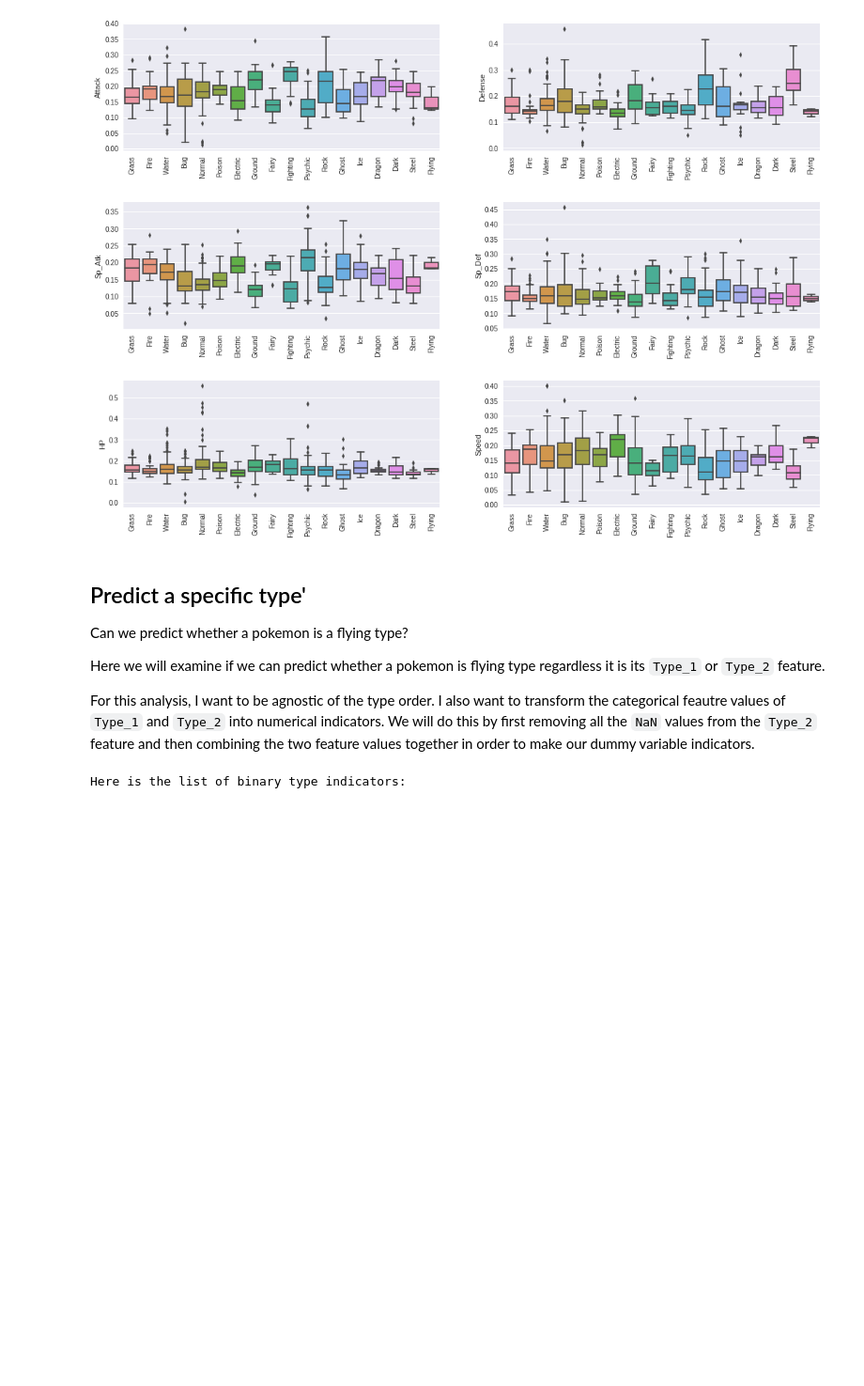
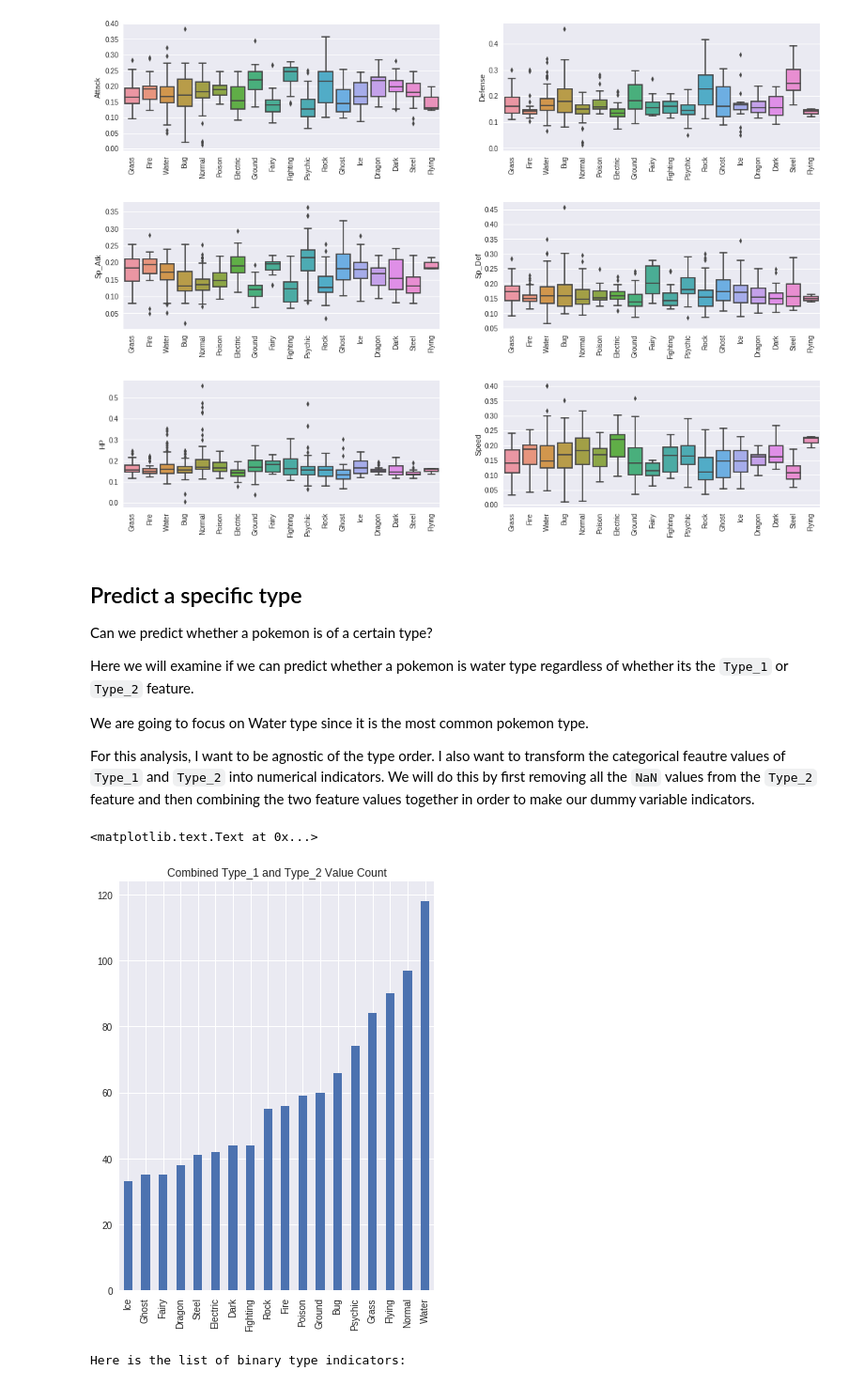
Before and after one commit to varennes/Pokemon-ML, a Jupyter notebook: notebook/02_typePrediction.ipynb, the cells around one changed output. Shown at 94% size. Cells and saved outputs as stored; diff of their text form; code cells hidden in the pictures; blank space fills up the shorter version.

```diff
--- a/notebook/02_typePrediction.ipynb
+++ b/notebook/02_typePrediction.ipynb
@@ -189,12 +189,23 @@ for i, b in enumerate( battleFeatures):
 # %% [output]
 [figure]
 # %% [markdown]
-## Predict a specific type'
+## Predict a specific type
 
-Can we predict whether a pokemon is a flying type?
+Can we predict whether a pokemon is of a certain type?
 
-Here we will examine if we can predict whether a pokemon is flying type regardless it is its `Type_1` or `Type_2` feature.
+Here we will examine if we can predict whether a pokemon is water type regardless of whether its the `Type_1` or `Type_2` feature.
+
+We are going to focus on Water type since it is the most common pokemon type.
 
 For this analysis, I want to be agnostic of the type order.
 I also want to transform the categorical feautre values of `Type_1` and `Type_2` into numerical indicators. We will do this by first removing all the `NaN` values from the `Type_2` feature and then combining the two feature values together in order to make our dummy variable indicators.
+# %%
+typeCombined = pd.Series( df_master[ 'Type_1'].value_counts() + df_master[ 'Type_2'].value_counts())
+typeCombined = a1.sort_values()
+plt.figure( figsize=( 6, 8))
+typeCombined.plot( kind='bar')
+plt.title('Combined Type_1 and Type_2 Value Count')
+# %% [output]
+<matplotlib.text.Text at 0x...>
+[figure, added]
 # %%
```
Also changed, not shown: parts of 12 cells of this notebook.
